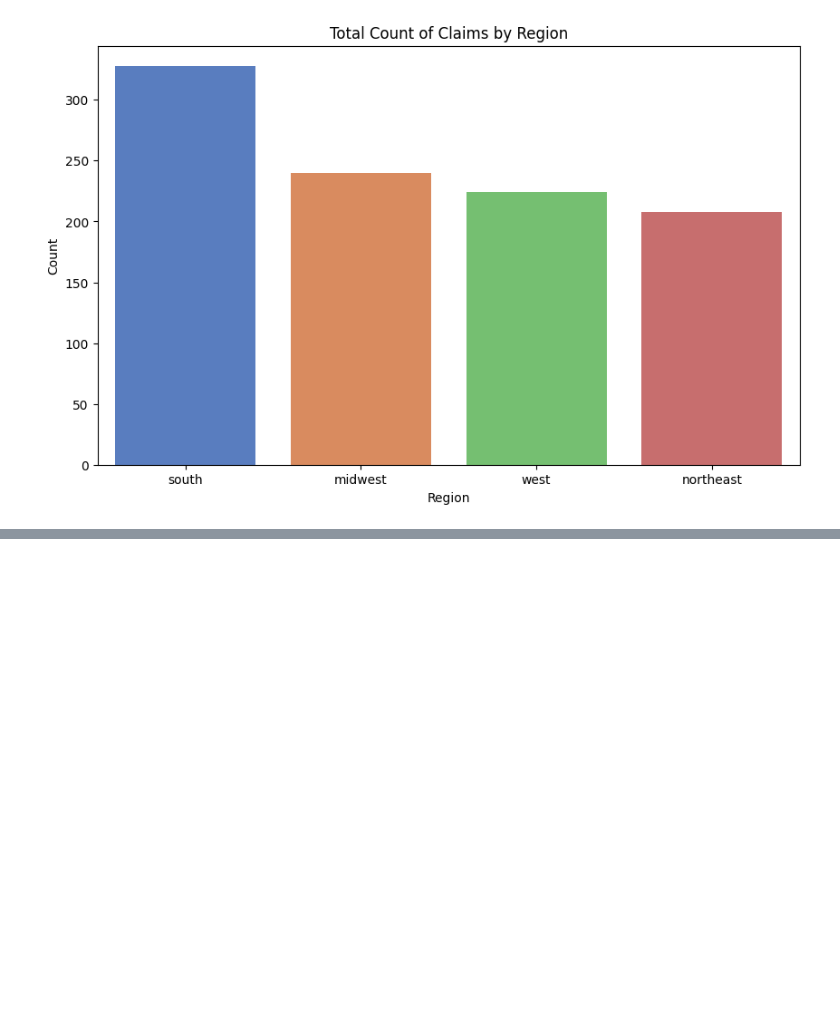
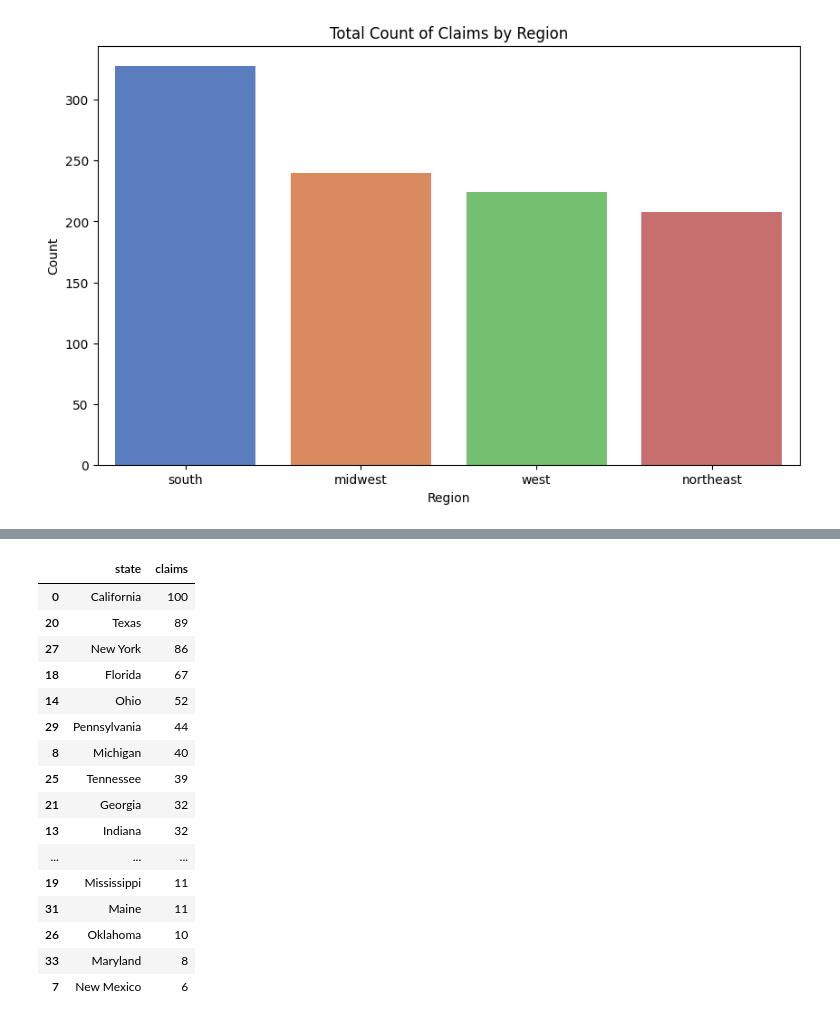
Before and after one commit to StateFarmInsCodingCompetition/2023-StateFarm-CodingCompetition-Finals, a Jupyter notebook: python/data_analysis.ipynb, the cells around one changed output, grey strips where cells are left out. Cells and saved outputs as stored; diff of their text form; code cells hidden in the pictures; blank space fills up the shorter version.

```diff
--- a/python/data_analysis.ipynb
+++ b/python/data_analysis.ipynb
@@ -254,0 +298,21 @@ ModuleNotFoundError: No module named 'cartopy'
+# %%
+claims_per_state_table.sort_values(by='claims', ascending=False, inplace=True)
+claims_per_state_table
+# %% [output]
+|  | state | claims |
+| 0 | California | 100 |
+| 20 | Texas | 89 |
+| 27 | New York | 86 |
+| 18 | Florida | 67 |
+| 14 | Ohio | 52 |
+| 29 | Pennsylvania | 44 |
+| 8 | Michigan | 40 |
+| 25 | Tennessee | 39 |
+| 21 | Georgia | 32 |
+| 13 | Indiana | 32 |
+| ... | ... | ... |
+| 19 | Mississippi | 11 |
+| 31 | Maine | 11 |
+| 26 | Oklahoma | 10 |
+| 33 | Maryland | 8 |
+| 7 | New Mexico | 6 |
```
Also changed, not shown: parts of 14 cells of this notebook, 8 other files.
